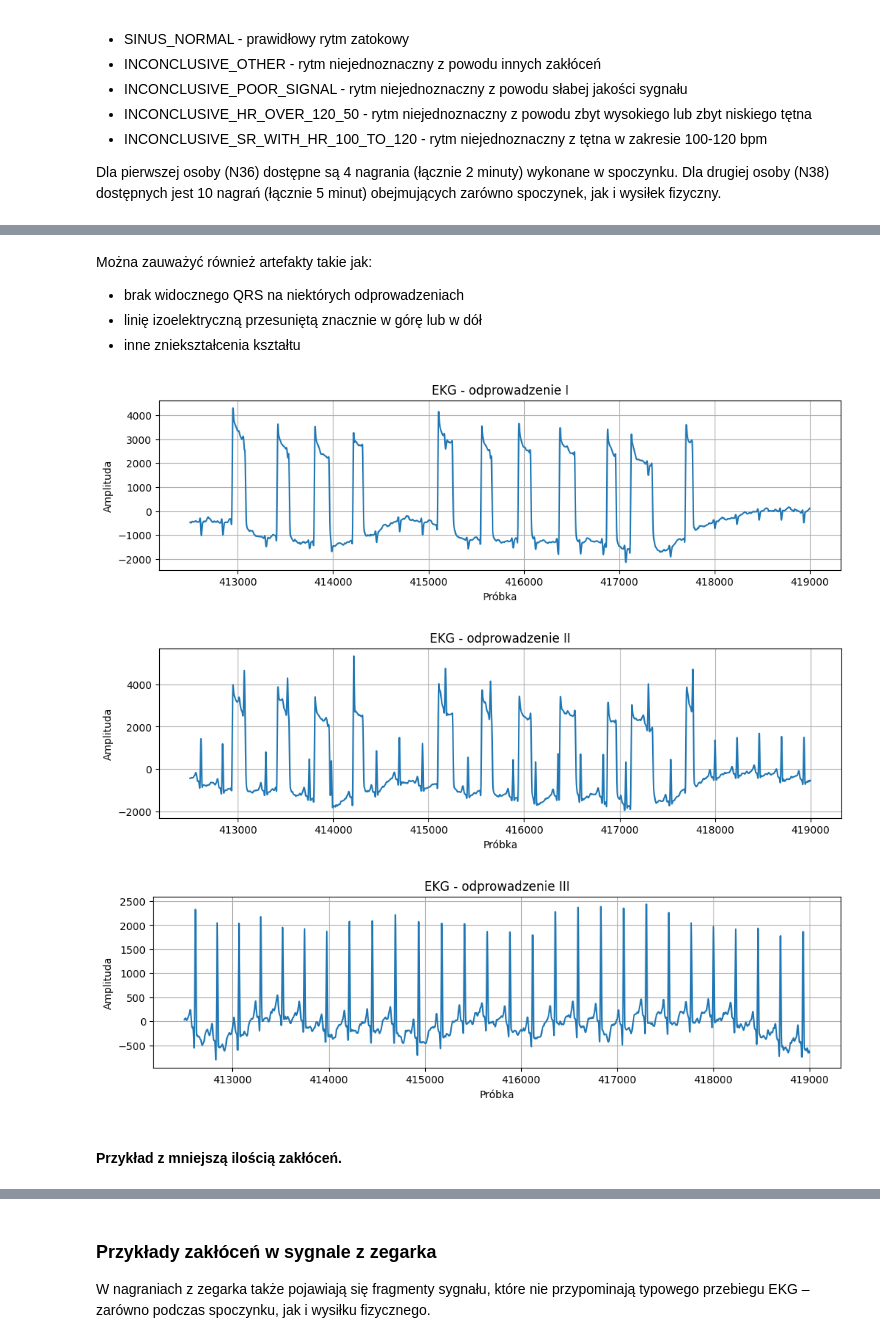
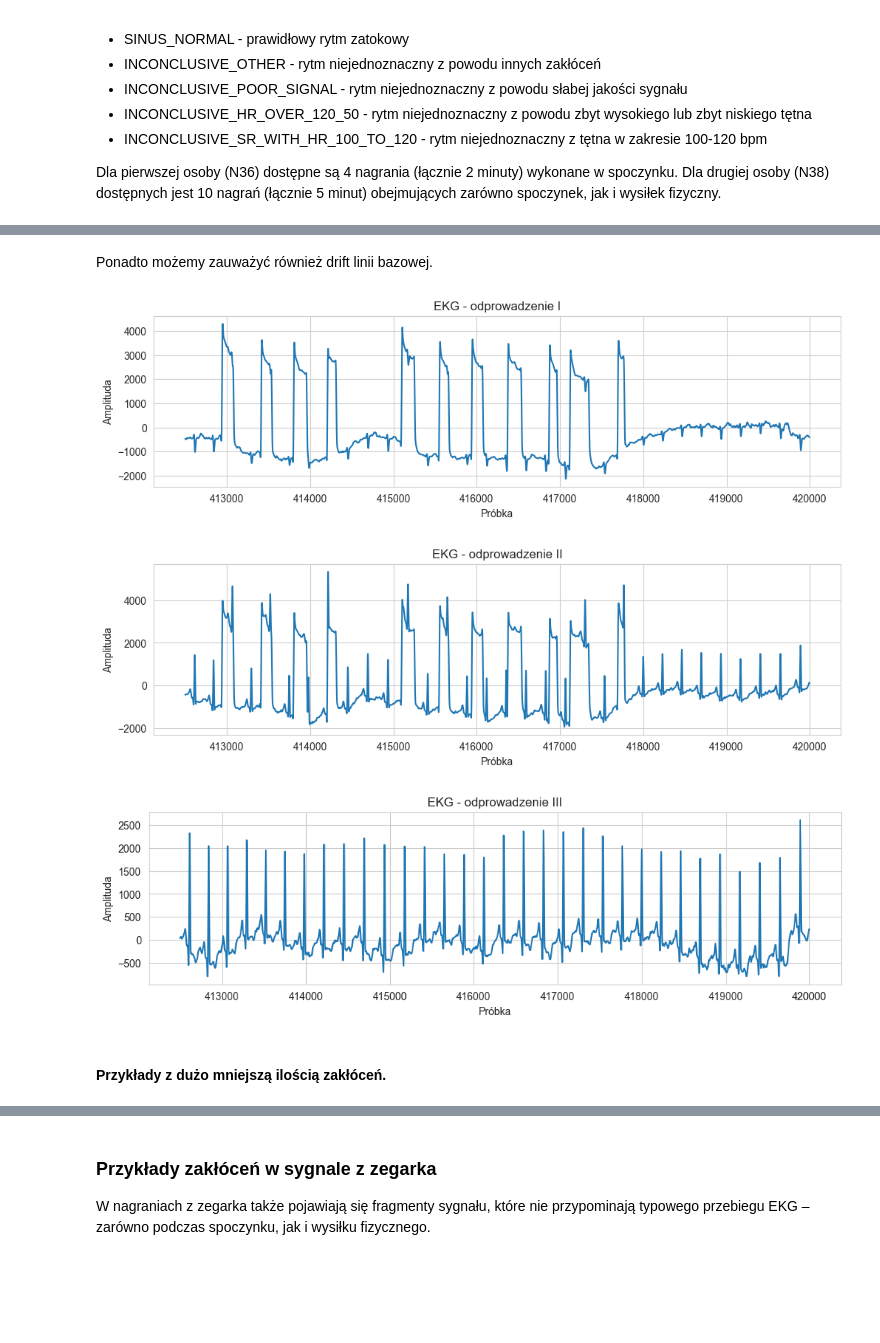
Before and after one commit to MichaelL200/Projekt-EKG, a Jupyter notebook: main.ipynb, the cells around one changed output, grey strips where cells are left out. Saved outputs shown, nothing was run; the diff lists cells and outputs as text; code cells hidden in the pictures; blank space fills up the shorter version.

Commit message:
minor improvements for z1
- add loading JSON data
- add visualizations for JSON data
- clarify anomalies section
- fix code example for BioSPPy

```diff
--- a/main.ipynb
+++ b/main.ipynb
@@ -162,14 +220,11 @@ plot_ekg(df)
 # %% [markdown]
-Można zauważyć również artefakty takie jak:
-- brak widocznego QRS na niektórych odprowadzeniach
-- linię izoelektryczną przesuniętą znacznie w górę lub w dół
-- inne zniekształcenia kształtu
+Ponadto możemy zauważyć również drift linii bazowej.
 # %%
-plot_ekg(df, start = 412500, end = 419000, columns = ["I", "II", "III"])
+plot_ecg(df, start = 412500, end = 420000, columns = ["I", "II", "III"])
 # %% [output]
-[figure, old version]
+[figure, new version]
-[figure, old version]
+[figure, new version]
-[figure, old version]
+[figure, new version]
 # %% [markdown]
-#### Przykład z mniejszą ilością zakłóceń.
+#### Przykłady z dużo mniejszą ilością zakłóceń.
 # %%
```
Also changed, not shown: parts of 20 cells of this notebook.
